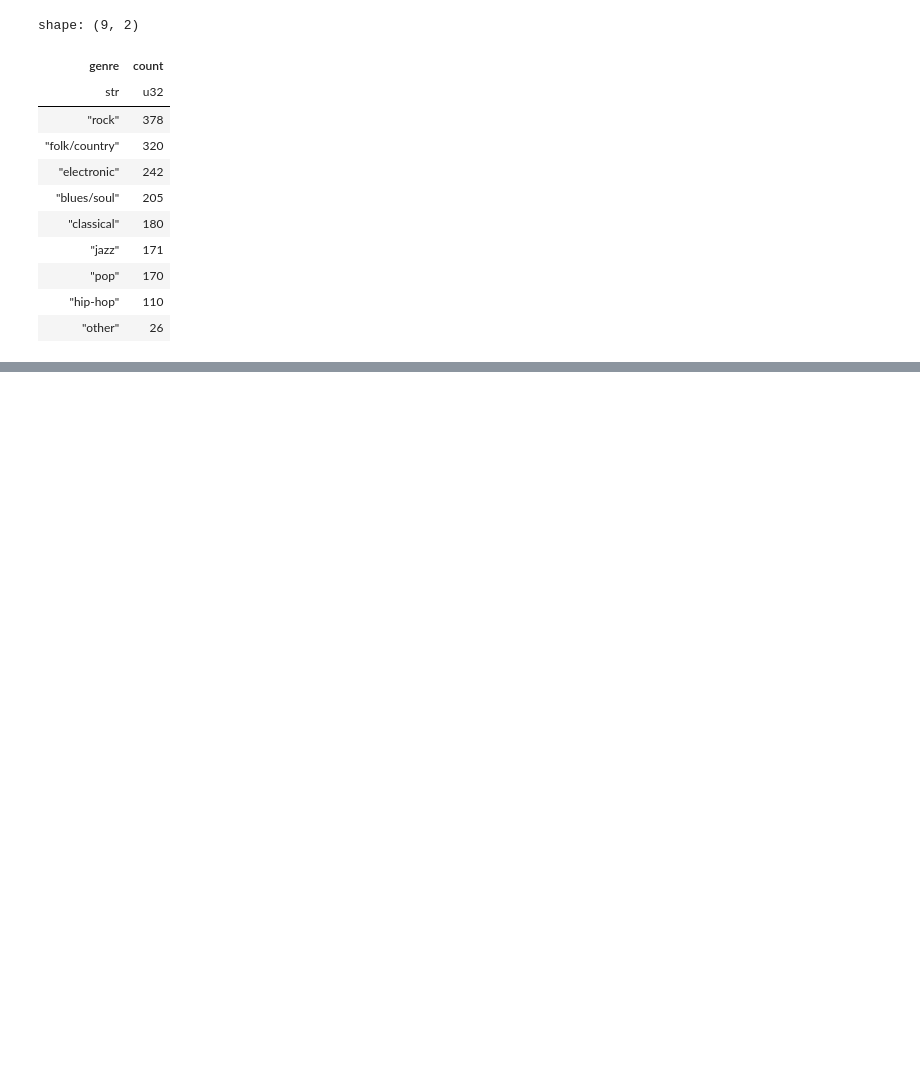
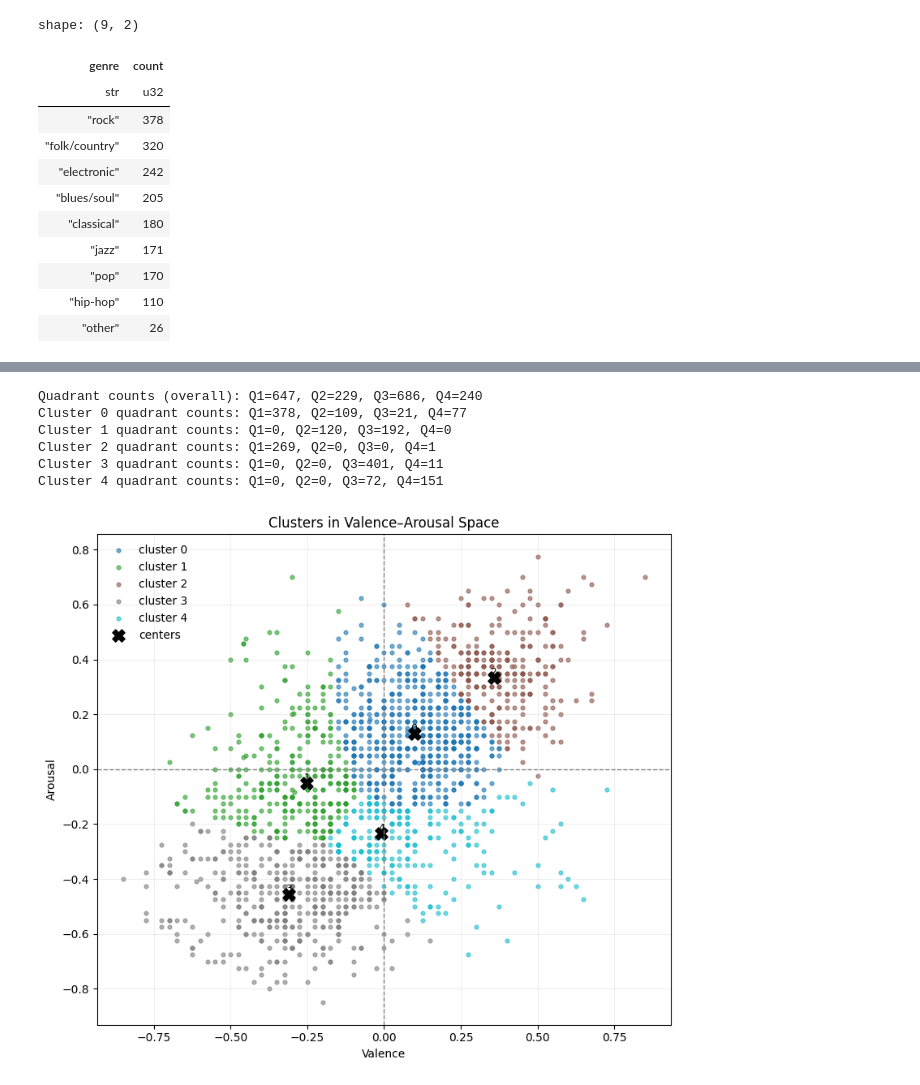
Before and after one commit to keimiii/moodsic, a Jupyter notebook: notebooks/deam/deam_clustering (des).ipynb, the cells around one changed output, grey strips where cells are left out. Saved outputs shown, nothing was run; the diff lists cells and outputs as text; code cells hidden in the pictures; blank space fills up the shorter version.

```diff
--- a/notebooks/deam/deam_clustering (des).ipynb
+++ b/notebooks/deam/deam_clustering (des).ipynb
@@ -277,5 +289,5 @@ country-electronic                                           -> electronic
 # %%
-merged_genres = merged.with_columns(
+merged_genres = annot_meta.with_columns(
     pl.col("genre").map_elements(classify_genre, return_dtype=pl.String).alias("genre")
 ).with_columns(
     pl.when(pl.col("genre") == "world")
@@ -317,0 +412,17 @@ shape: (9, 2)
+# %%
+eval_pl = pl.DataFrame(
+    {
+        "cluster": labels,
+        "genre": genres,
+    }
+)
+
+ct = (
+    eval_pl.group_by(["cluster", "genre"])
+    .len()
+    .pivot(values="len", index="cluster", on="genre")
+    .fill_null(0)
+    .sort("cluster")
+)
+
+ct
@@ -317,0 +498,60 @@ shape: (9, 2)
+# %%
+K = gm.n_components
+colors = (
+    plt.cm.tab10(np.linspace(0, 1, K))
+    if K <= 10
+    else plt.cm.nipy_spectral(np.linspace(0, 1, K))
+)
+
+plt.figure(figsize=(8, 7))
+for k in range(K):
+    mask = labels == k
+    plt.scatter(
+        X[mask, 0], X[mask, 1], s=12, alpha=0.6, color=colors[k], label=f"cluster {k}"
+    )
+
+# centers (in original space)
+plt.scatter(
+    centers_orig[:, 0],
+    centers_orig[:, 1],
+    c="black",
+    s=120,
+    marker="X",
+    label="centers",
+)
+for i, (cx, cy) in enumerate(centers_orig):
+    plt.text(cx, cy, str(i), color="black", fontsize=9, ha="center", va="bottom")
+
+# quadrant lines
+plt.axvline(0, color="gray", lw=1, ls="--")
+plt.axhline(0, color="gray", lw=1, ls="--")
+plt.xlabel("Valence")
+plt.ylabel("Arousal")
+plt.title("Clusters in Valence–Arousal Space")
+plt.legend(loc="best", frameon=False)
+plt.grid(alpha=0.2)
+
+# quadrant distribution (overall and per-cluster)
+q1 = int(np.sum((X[:, 0] >= 0) & (X[:, 1] >= 0)))
+q2 = int(np.sum((X[:, 0] < 0) & (X[:, 1] >= 0)))
+q3 = int(np.sum((X[:, 0] < 0) & (X[:, 1] < 0)))
+q4 = int(np.sum((X[:, 0] >= 0) & (X[:, 1] < 0)))
+print(f"Quadrant counts (overall): Q1={q1}, Q2={q2}, Q3={q3}, Q4={q4}")
+for k in range(K):
+    Xm = X[labels == k]
+    q1k = int(np.sum((Xm[:, 0] >= 0) & (Xm[:, 1] >= 0)))
+    q2k = int(np.sum((Xm[:, 0] < 0) & (Xm[:, 1] >= 0)))
+    q3k = int(np.sum((Xm[:, 0] < 0) & (Xm[:, 1] < 0)))
+    q4k = int(np.sum((Xm[:, 0] >= 0) & (Xm[:, 1] < 0)))
+    print(f"Cluster {k} quadrant counts: Q1={q1k}, Q2={q2k}, Q3={q3k}, Q4={q4k}")
+
+plt.tight_layout()
+plt.show()
+# %% [output]
+Quadrant counts (overall): Q1=647, Q2=229, Q3=686, Q4=240
+Cluster 0 quadrant counts: Q1=378, Q2=109, Q3=21, Q4=77
+Cluster 1 quadrant counts: Q1=0, Q2=120, Q3=192, Q4=0
+Cluster 2 quadrant counts: Q1=269, Q2=0, Q3=0, Q4=1
+Cluster 3 quadrant counts: Q1=0, Q2=0, Q3=401, Q4=11
+Cluster 4 quadrant counts: Q1=0, Q2=0, Q3=72, Q4=151
+[figure, added]
```
Also changed, not shown: parts of 24 cells of this notebook.
